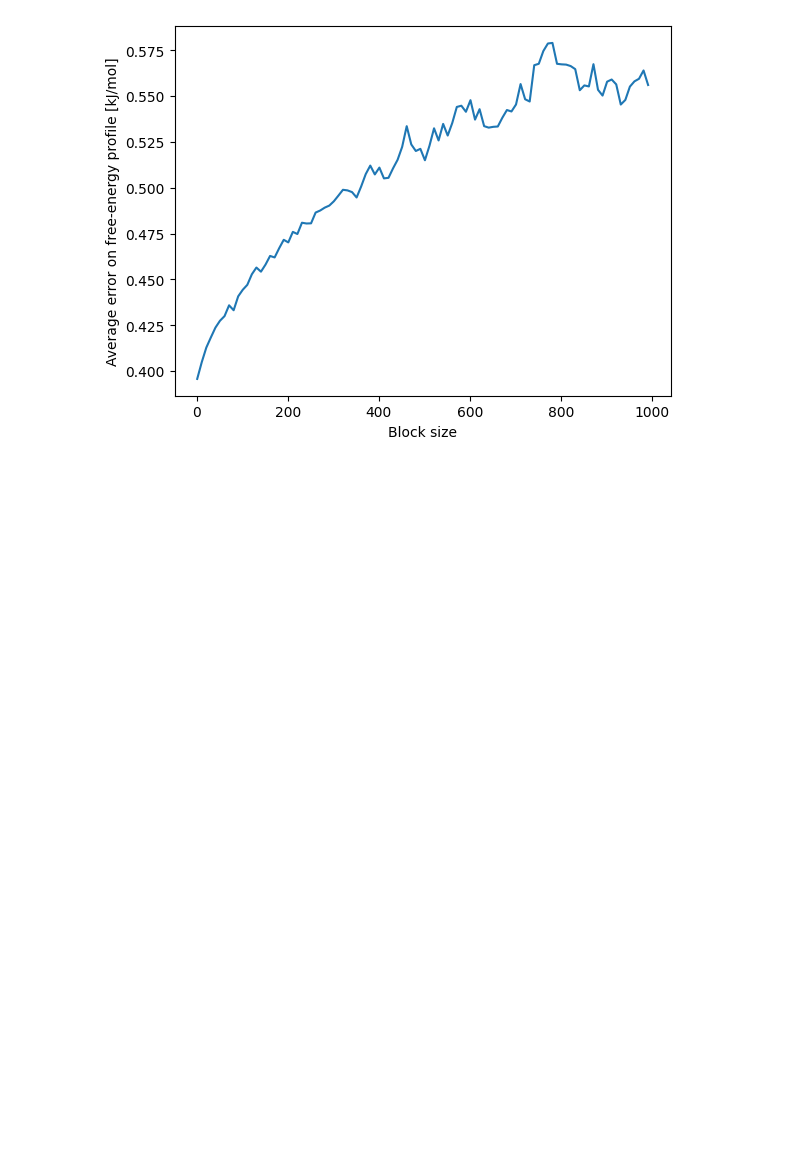
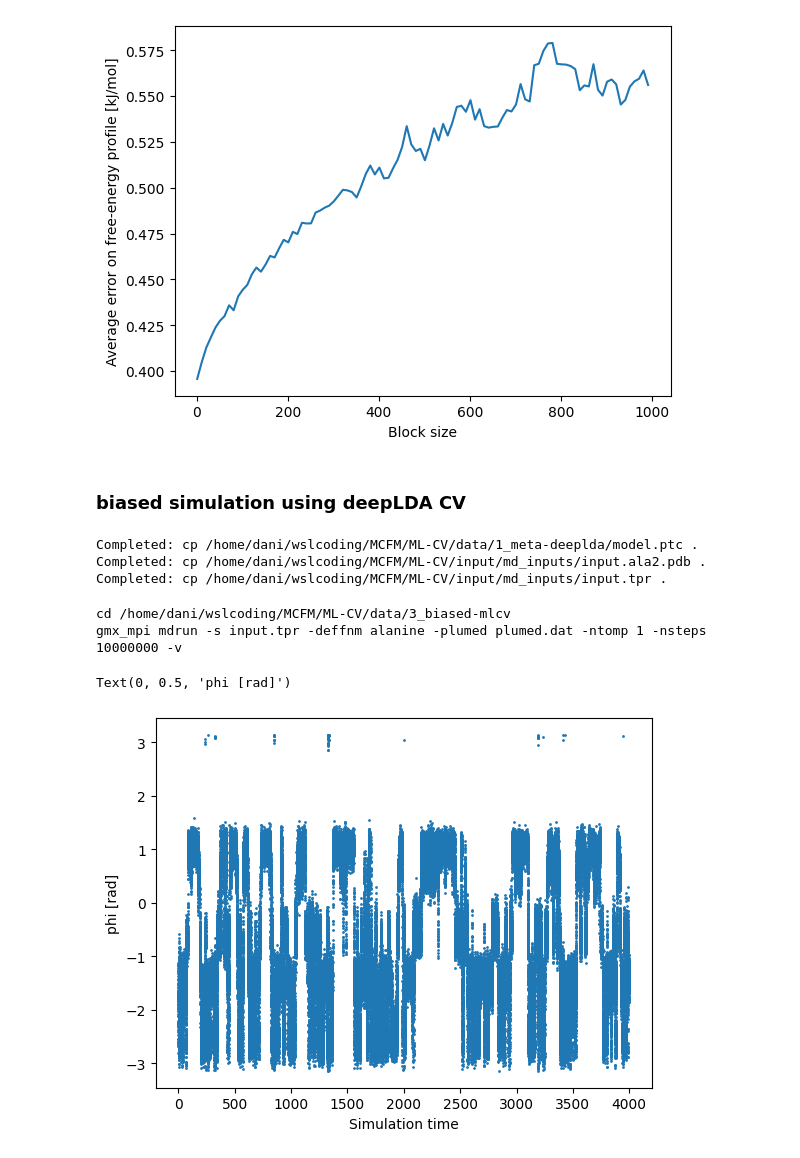
Before and after one commit to danibrb/ML-CV, a Jupyter notebook: notebook/03_analysis.ipynb, the cells around one changed output. Drawn from its saved outputs; the diff is of its cells as text; code cells hidden in the pictures; blank space fills up the shorter version.

Commit message:
feat: bias mlcv

```diff
--- a/notebook/03_analysis.ipynb
+++ b/notebook/03_analysis.ipynb
@@ -900,3 +843,77 @@ plt.ylabel("Average error on free-energy profile [kJ/mol]")
 # %% [output]
 Text(0, 0.5, 'Average error on free-energy profile [kJ/mol]')
 [figure]
+# %% [markdown]
+### biased simulation using deepLDA CV
+# %%
+# CREATE FOLDER AND COPY INPUTS
+folder_1 = DATA_DIR / "1_meta-deeplda/"
+folder_mlcv = DATA_DIR / "3_biased-mlcv/"
+Path(folder_mlcv).mkdir(parents=True, exist_ok=True)
+
+#execute(f"cp {folder_1}/COLVAR .", folder_mlcv)
+#execute(f"cp {folder_1}/HILLS .", folder_mlcv)
+
+execute(f"cp {folder_1}/model.ptc .", folder_mlcv)
+
+execute(f"cp {MD_IN_DIR}/input.ala2.pdb .", folder_mlcv)
+execute(f"cp {MD_IN_DIR}/input.tpr .", folder_mlcv)
+# %% [output]
+Completed: cp /home/dani/wslcoding/MCFM/ML-CV/data/1_meta-deeplda/model.ptc .
+Completed: cp /home/dani/wslcoding/MCFM/ML-CV/input/md_inputs/input.ala2.pdb .
+Completed: cp /home/dani/wslcoding/MCFM/ML-CV/input/md_inputs/input.tpr .
+# %%
+# WRITE PLUMED INPUT FILE
+with open(folder_mlcv / "plumed.dat", "w") as f:
+    f.write(f"""\
+# vim:ft=plumed
+
+# Compute torsion angles, as well as energy
+MOLINFO STRUCTURE=input.ala2.pdb
+phi: TORSION ATOMS=@phi-2
+psi: TORSION ATOMS=@psi-2
+theta: TORSION ATOMS=6,5,7,9
+xi: TORSION ATOMS=16,15,17,19
+ene: ENERGY
+
+# Compute descriptors
+INCLUDE FILE={INPUT_DIR}/plumed-distances.dat
+
+# Compute DeepLDA CV
+deep: PYTORCH_MODEL FILE=model.ptc    ARG=d_2_5,d_2_6,d_2_7,d_2_9,d_2_11,d_2_15,d_2_16,d_2_17,d_2_19,d_5_6,d_5_7,d_5_9,d_5_11,d_5_15,d_5_16,d_5_17,d_5_19,d_6_7,d_6_9,d_6_11,d_6_15,d_6_16,d_6_17,d_6_19,d_7_9,d_7_11,d_7_15,d_7_16,d_7_17,d_7_19,d_9_11,d_9_15,d_9_16,d_9_17,d_9_19,d_11_15,d_11_16,d_11_17,d_11_19,d_15_16,d_15_17,d_15_19,d_16_17,d_16_19,d_17_19
+
+metad: METAD ARG=deep.node-0 ...
+   # Deposit a Gaussian every 500 time steps, with initial height
+   # equal to 1.2 kJ/mol and bias factor equal to 8
+   PACE=500 HEIGHT=1.2 BIASFACTOR=8
+   # Gaussian width (sigma) should be chosen based on the CV fluctuations in unbiased run
+   SIGMA=0.3
+   # Gaussians will be written to file and also stored on grid
+   FILE=HILLS GRID_MIN=-pi GRID_MAX=pi
+...
+
+# Print
+PRINT FMT=%g STRIDE={STRIDE} FILE=COLVAR ARG=*
+ENDPLUMED
+""")
+# %%
+# print command to run in terminal (for longer run)
+
+print(f"cd {folder_mlcv}")
+print(f"{GMX_CMD} mdrun -s input.tpr -deffnm alanine -plumed plumed.dat -ntomp 1 -nsteps {num_steps} -v")
+# %% [output]
+cd /home/dani/wslcoding/MCFM/ML-CV/data/3_biased-mlcv
+gmx_mpi mdrun -s input.tpr -deffnm alanine -plumed plumed.dat -ntomp 1 -nsteps 10000000 -v
+# %%
+# visualize CV file
+#data=plumed.read_as_pandas(str(folder_phi /"COLVAR"))
+# use load_dataframe because plumed module give me errors
+data=load_dataframe(f"{folder_mlcv}/COLVAR")
+# plot phi during simulation (first 200k points)
+plt.plot(data["time"][:200000],data["phi"][:200000],'o', ms=1)
+# x-y axis labels
+plt.xlabel("Simulation time")
+plt.ylabel("phi [rad]")
+# %% [output]
+Text(0, 0.5, 'phi [rad]')
+[figure, added]
```
Also changed, not shown: parts of 25 cells of this notebook, 7 other files.
